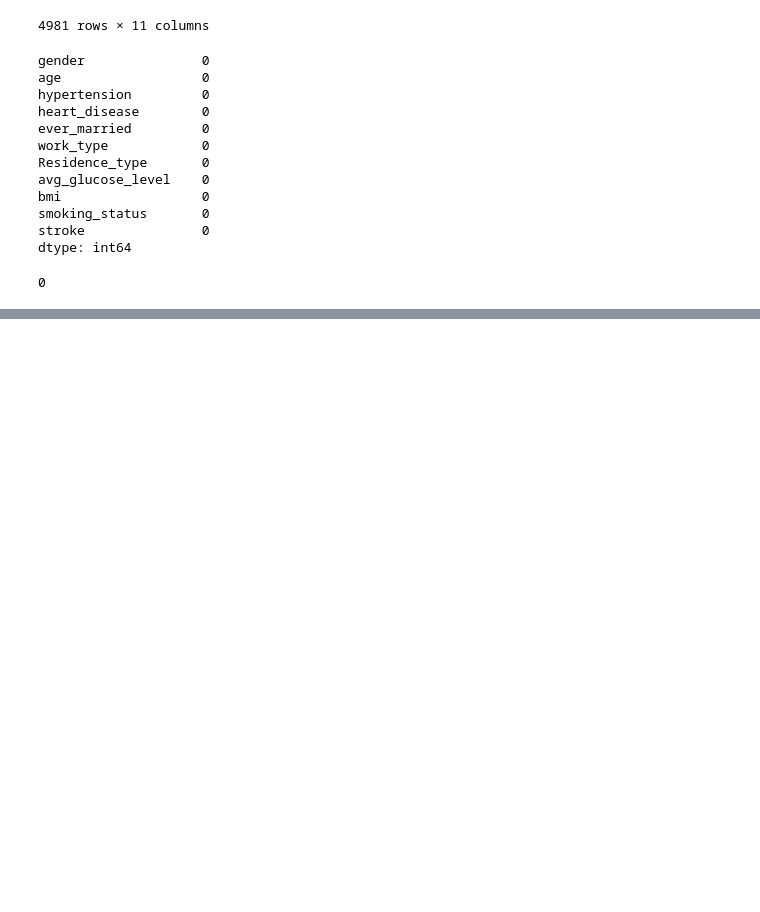
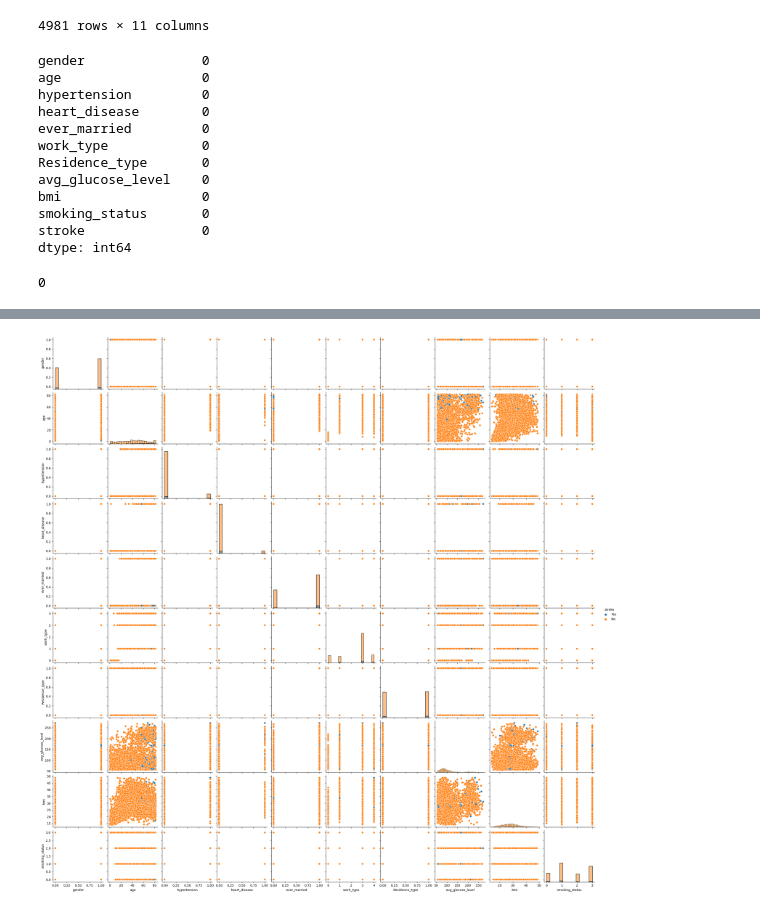
Before and after one commit to Mahdi-Abdullah/Brain-Stroke-Prediction-Using-Machine-Learning, a Jupyter notebook: Brain_Stroke _Prediction_Classification.ipynb, the cells around one changed output, grey strips where cells are left out. Saved outputs shown, nothing was run; the diff lists cells and outputs as text; code cells hidden in the pictures; blank space fills up the shorter version.

```diff
--- a/Brain_Stroke _Prediction_Classification.ipynb
+++ b/Brain_Stroke _Prediction_Classification.ipynb
@@ -52,0 +168,5 @@ dataset.duplicated().sum()
+# %%
+# let's create pairplot to visualise the data for each pair of attributes
+sns.pairplot(dataset, hue='stroke', diag_kind='hist');
+# %% [output]
+[figure, added]
```
Also changed, not shown: parts of 9 cells of this notebook.
